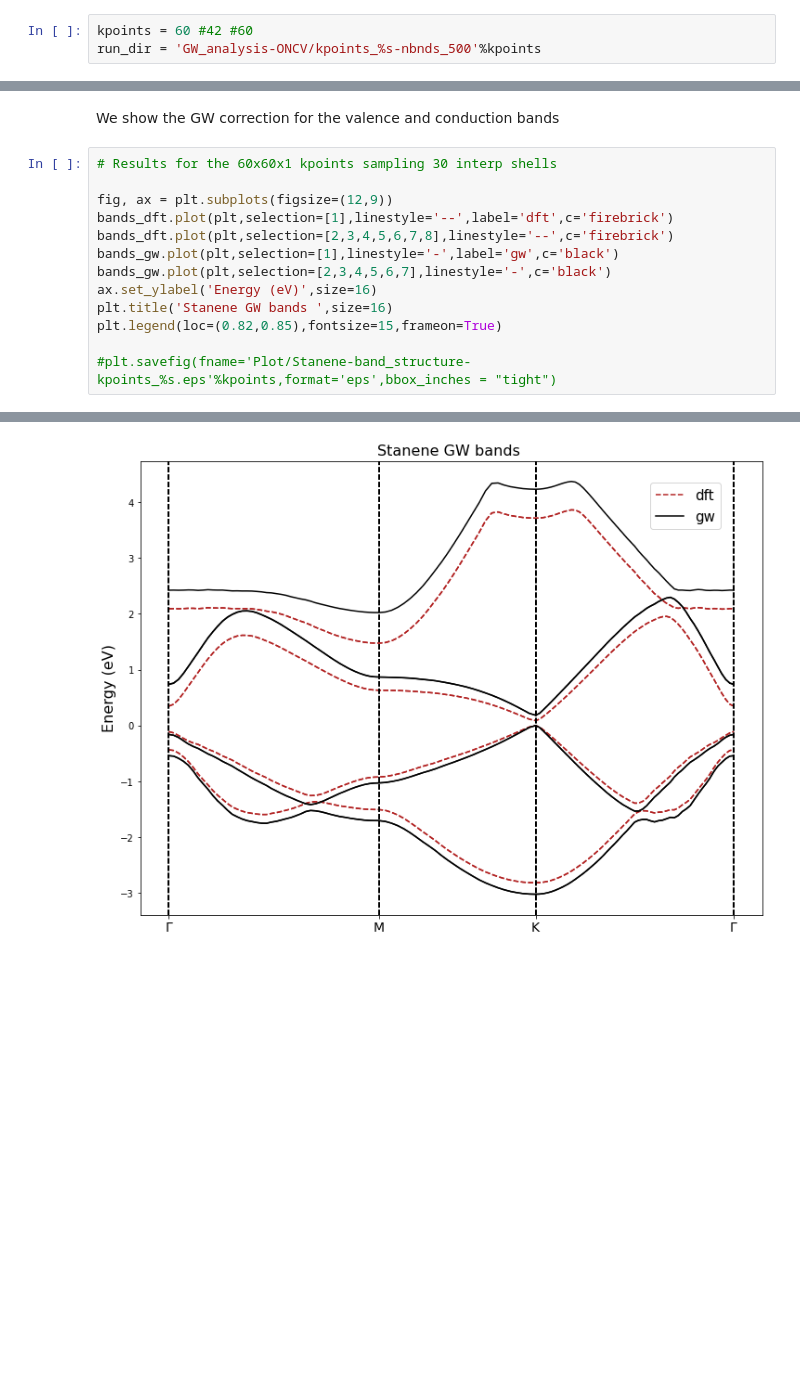
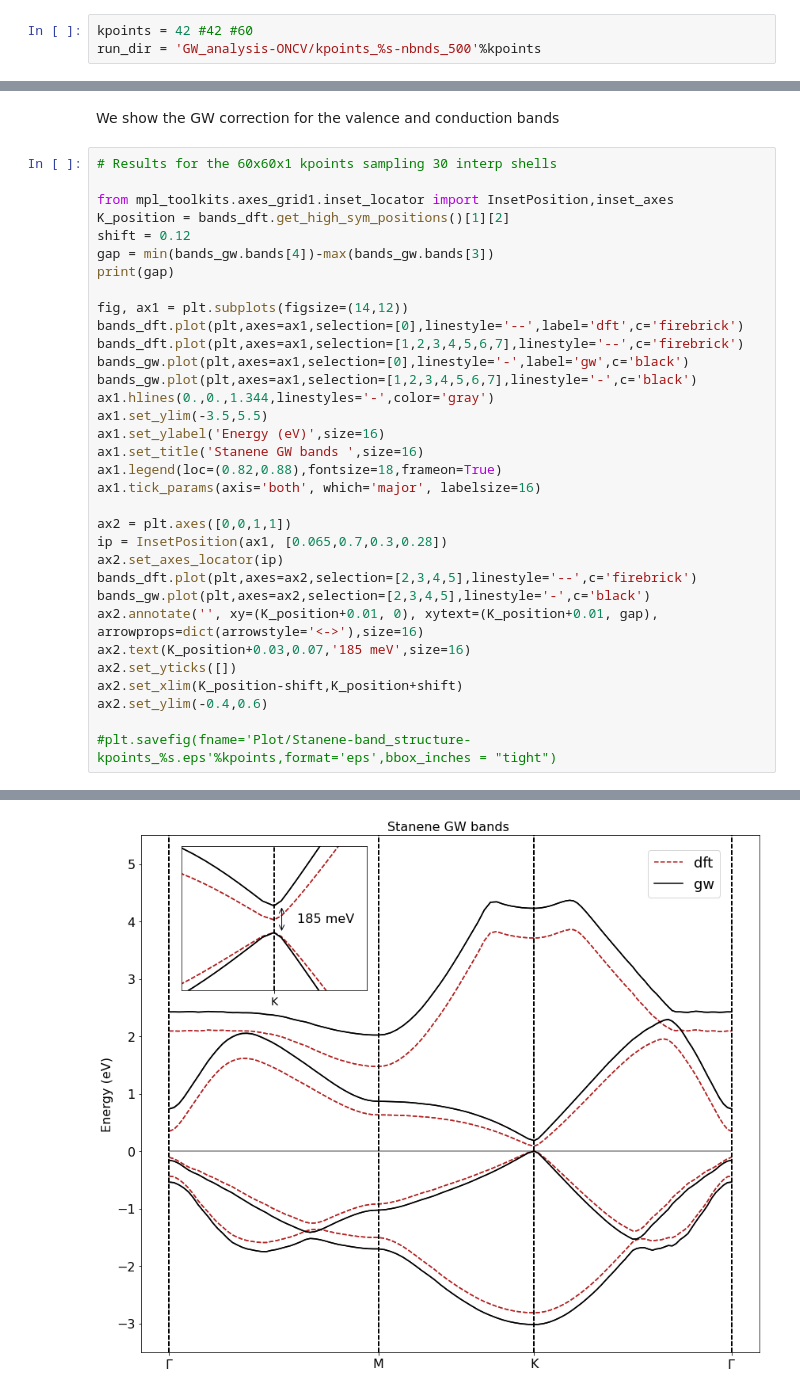
Before and after one commit to marcodalessandro76/Stanene, a Jupyter notebook: GW_Analysis-ONCV.ipynb, the cells around one changed output, grey strips where cells are left out. Cells and saved outputs as stored; diff of their text form; blank space fills up the shorter version.

```diff
--- a/GW_Analysis-ONCV.ipynb
+++ b/GW_Analysis-ONCV.ipynb
@@ -665,7 +682,7 @@ In this way we can compute the quasi-particle correction of the band structure.
 
 At this level of the analysis we perform these computations for the 30x30x1 $k$-points samplings.
 # %%
-kpoints = 60 #42 #60
+kpoints = 42 #42 #60
 run_dir = 'GW_analysis-ONCV/kpoints_%s-nbnds_500'%kpoints
 # %%
 ntasks_c = 32
@@ -825,14 +825,34 @@ We show the GW correction for the valence and conduction bands
 # %%
 # Results for the 60x60x1 kpoints sampling 30 interp shells
 
-fig, ax = plt.subplots(figsize=(12,9))
-bands_dft.plot(plt,selection=[1],linestyle='--',label='dft',c='firebrick')
-bands_dft.plot(plt,selection=[2,3,4,5,6,7,8],linestyle='--',c='firebrick')
-bands_gw.plot(plt,selection=[1],linestyle='-',label='gw',c='black')
-bands_gw.plot(plt,selection=[2,3,4,5,6,7],linestyle='-',c='black')
-ax.set_ylabel('Energy (eV)',size=16)
-plt.title('Stanene GW bands ',size=16)
-plt.legend(loc=(0.82,0.85),fontsize=15,frameon=True)
+from mpl_toolkits.axes_grid1.inset_locator import InsetPosition,inset_axes
+K_position = bands_dft.get_high_sym_positions()[1][2]
+shift = 0.12
+gap = min(bands_gw.bands[4])-max(bands_gw.bands[3])
+print(gap)
+
+fig, ax1 = plt.subplots(figsize=(14,12))
+bands_dft.plot(plt,axes=ax1,selection=[0],linestyle='--',label='dft',c='firebrick')
+bands_dft.plot(plt,axes=ax1,selection=[1,2,3,4,5,6,7],linestyle='--',c='firebrick')
+bands_gw.plot(plt,axes=ax1,selection=[0],linestyle='-',label='gw',c='black')
+bands_gw.plot(plt,axes=ax1,selection=[1,2,3,4,5,6,7],linestyle='-',c='black')
+ax1.hlines(0.,0.,1.344,linestyles='-',color='gray')
+ax1.set_ylim(-3.5,5.5)
+ax1.set_ylabel('Energy (eV)',size=16)
+ax1.set_title('Stanene GW bands ',size=16)
+ax1.legend(loc=(0.82,0.88),fontsize=18,frameon=True)
+ax1.tick_params(axis='both', which='major', labelsize=16)
+
+ax2 = plt.axes([0,0,1,1])
+ip = InsetPosition(ax1, [0.065,0.7,0.3,0.28])
+ax2.set_axes_locator(ip)
+bands_dft.plot(plt,axes=ax2,selection=[2,3,4,5],linestyle='--',c='firebrick')
+bands_gw.plot(plt,axes=ax2,selection=[2,3,4,5],linestyle='-',c='black')
+ax2.annotate('', xy=(K_position+0.01, 0), xytext=(K_position+0.01, gap), arrowprops=dict(arrowstyle='<->'),size=16)
+ax2.text(K_position+0.03,0.07,'185 meV',size=16)
+ax2.set_yticks([])
+ax2.set_xlim(K_position-shift,K_position+shift)
+ax2.set_ylim(-0.4,0.6)
 
 #plt.savefig(fname='Plot/Stanene-band_structure-kpoints_%s.eps'%kpoints,format='eps',bbox_inches = "tight")
 # %% [output]
@@ -840 +861 @@ plt.legend(loc=(0.82,0.85),fontsize=15,frameon=True)
-[figure, old version]
+[figure, new version]
```
Also changed, not shown: parts of 9 cells of this notebook, 4 other files.
